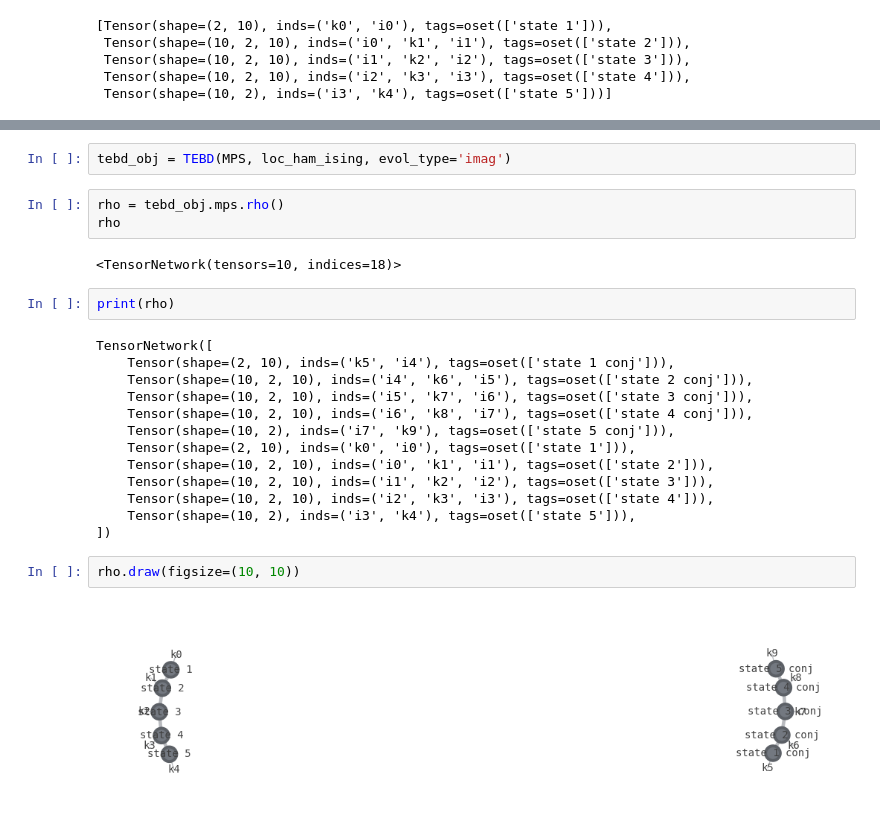
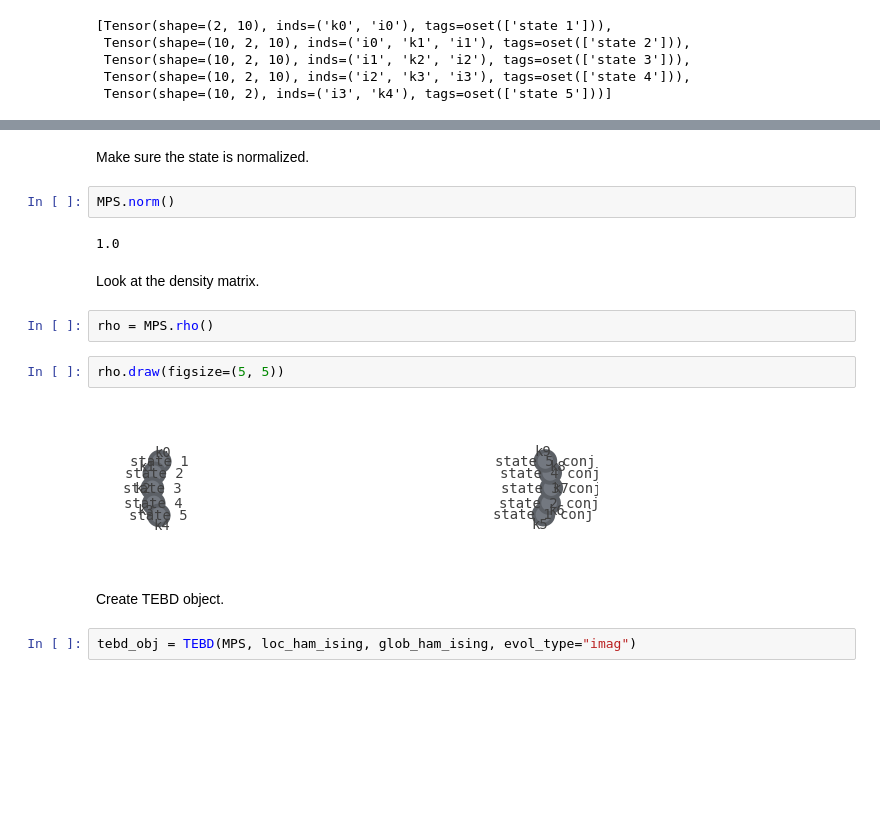
Before and after one commit to jchryssanthacopoulos/quantum_information, a Jupyter notebook: final_project/notebooks/tebd_finite.ipynb, the cells around one changed output, grey strips where cells are left out. Drawn from its saved outputs; the diff is of its cells as text; blank space fills up the shorter version.

Commit message:
Update finite TEBD algorithm

```diff
--- a/final_project/notebooks/tebd_finite.ipynb
+++ b/final_project/notebooks/tebd_finite.ipynb
@@ -32,26 +40,18 @@ MPS.data
+# %% [markdown]
+Make sure the state is normalized.
+# %%
+MPS.norm()
+# %% [output]
+1.0
+# %% [markdown]
+Look at the density matrix.
+# %%
+rho = MPS.rho()
+# %%
+rho.draw(figsize=(5, 5))
+# %% [output]
+[figure, added]
+# %% [markdown]
+Create TEBD object.
 # %%
-tebd_obj = TEBD(MPS, loc_ham_ising, evol_type='imag')
+tebd_obj = TEBD(MPS, loc_ham_ising, glob_ham_ising, evol_type="imag")
-# %%
-rho = tebd_obj.mps.rho()
-rho
-# %% [output]
-<TensorNetwork(tensors=10, indices=18)>
-# %%
-print(rho)
-# %% [output]
-TensorNetwork([
-    Tensor(shape=(2, 10), inds=('k5', 'i4'), tags=oset(['state 1 conj'])),
-    Tensor(shape=(10, 2, 10), inds=('i4', 'k6', 'i5'), tags=oset(['state 2 conj'])),
-    Tensor(shape=(10, 2, 10), inds=('i5', 'k7', 'i6'), tags=oset(['state 3 conj'])),
-    Tensor(shape=(10, 2, 10), inds=('i6', 'k8', 'i7'), tags=oset(['state 4 conj'])),
-    Tensor(shape=(10, 2), inds=('i7', 'k9'), tags=oset(['state 5 conj'])),
-    Tensor(shape=(2, 10), inds=('k0', 'i0'), tags=oset(['state 1'])),
-    Tensor(shape=(10, 2, 10), inds=('i0', 'k1', 'i1'), tags=oset(['state 2'])),
-    Tensor(shape=(10, 2, 10), inds=('i1', 'k2', 'i2'), tags=oset(['state 3'])),
-    Tensor(shape=(10, 2, 10), inds=('i2', 'k3', 'i3'), tags=oset(['state 4'])),
-    Tensor(shape=(10, 2), inds=('i3', 'k4'), tags=oset(['state 5'])),
-])
-# %%
-rho.draw(figsize=(10, 10))
-# %% [output]
-[figure, removed]
```
Also changed, not shown: parts of 28 cells of this notebook, 6 other files.
